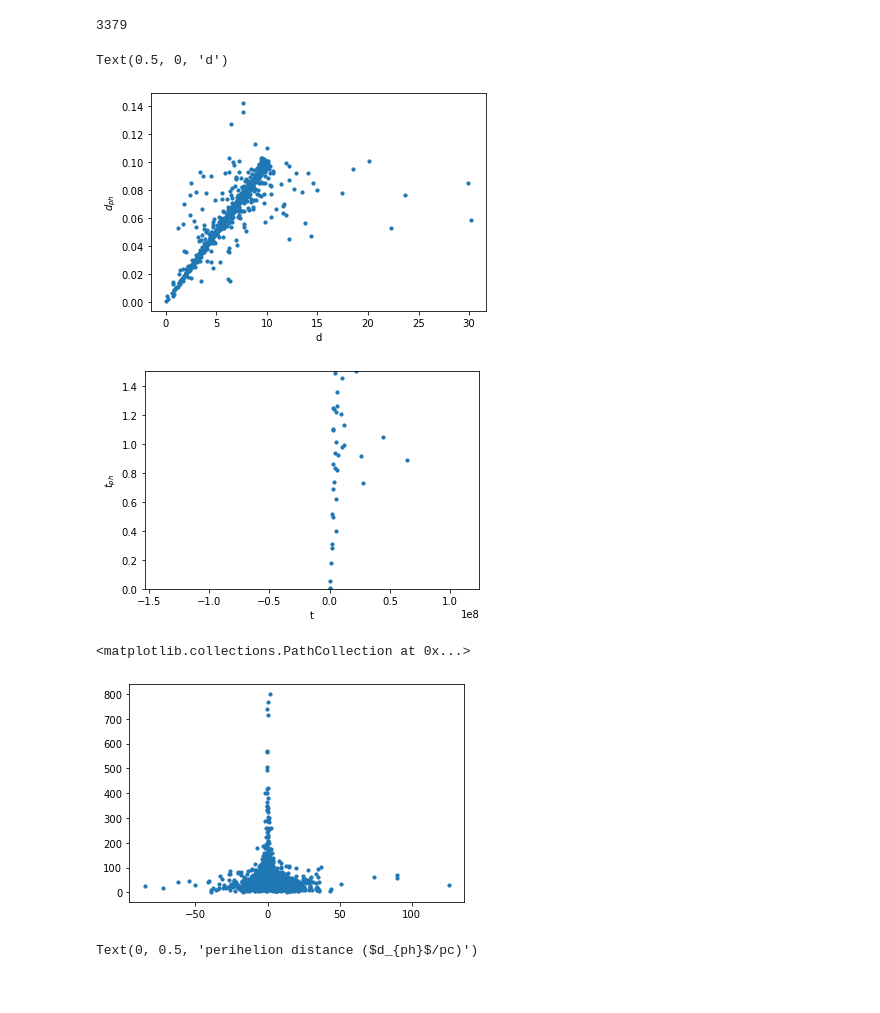
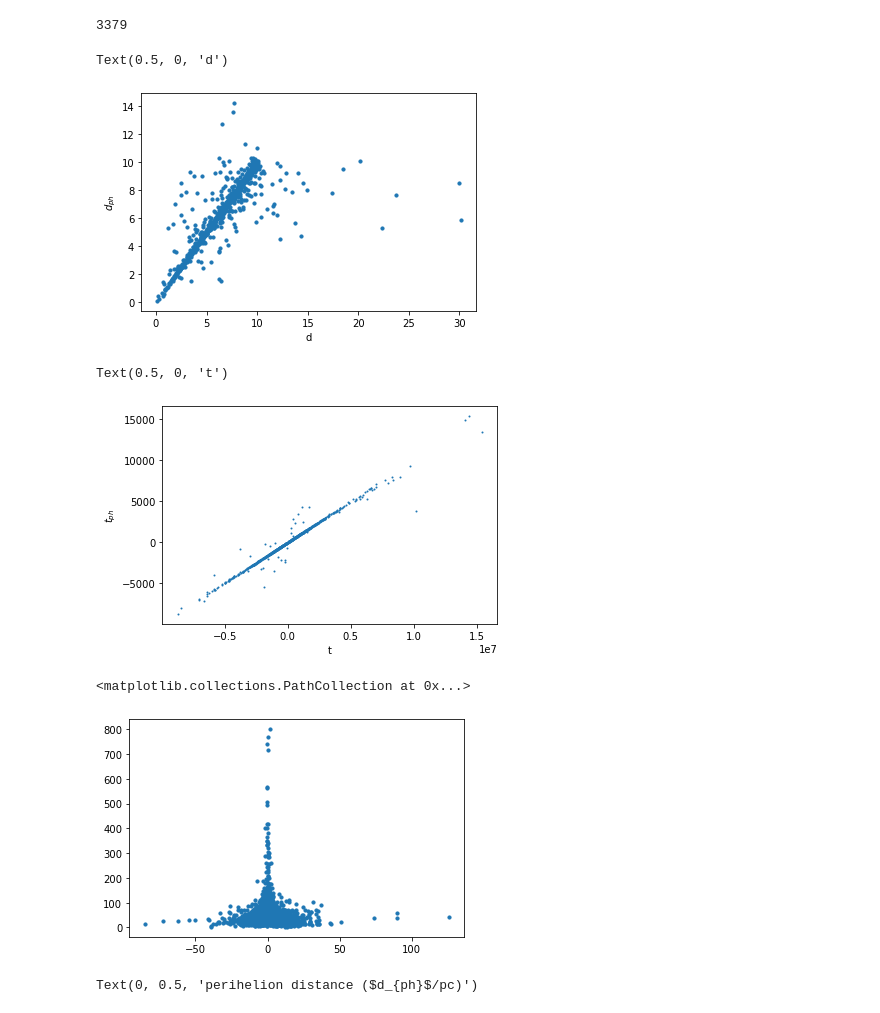
Before and after one commit to emcarthur123/Gaia-Data-Stellar-Flybys, a Jupyter notebook: New Stellar Encounters impulse.ipynb, the cells around one changed output. Saved outputs shown, nothing was run; the diff lists cells and outputs as text; code cells hidden in the pictures.

```diff
--- a/New Stellar Encounters impulse.ipynb
+++ b/New Stellar Encounters impulse.ipynb
@@ -402,25 +402,26 @@ len(tph)
 # %% [output]
 3379
 # %%
-plt.scatter(d, dph/10**2, s = 10)
+plt.scatter(d, dph, s = 10)
 plt.ylabel("$d_{ph}$")
 plt.xlabel("d")
 # %% [output]
 Text(0.5, 0, 'd')
-[figure, old version]
+[figure, new version]
 # %%
-plt.scatter(t, tph/10**2, s = 10)
+plt.scatter(t, tph, s = 1)
 plt.ylabel("$t_{ph}$")
 plt.xlabel("t")
-ymin, ymax = plt.ylim(0,1.5)
-xmin, xmax = plt.ylim(0,1.5)
+#ymin, ymax = plt.ylim(0,30)
+#xmin, xmax = plt.ylim(0,15)
 # %% [output]
+Text(0.5, 0, 't')
-[figure, old version]
+[figure, new version]
 # %%
-plt.scatter(tph/10**3, vel, s = 10)
+plt.scatter(tph/10**3, med_v, s = 10)
 # %% [output]
 <matplotlib.collections.PathCollection at 0x...>
-[figure, old version]
+[figure, new version]
 # %%
 plt.scatter(tph/10**3, dph, s = 1000*area, alpha = 1, edgecolor = 'black', facecolor = 'none', c = Tvel, vmin=-5, vmax=5, cmap='magma')
 xmin, xmax = plt.xlim(-15,15)
```
Also changed, not shown: parts of 8 cells of this notebook.
